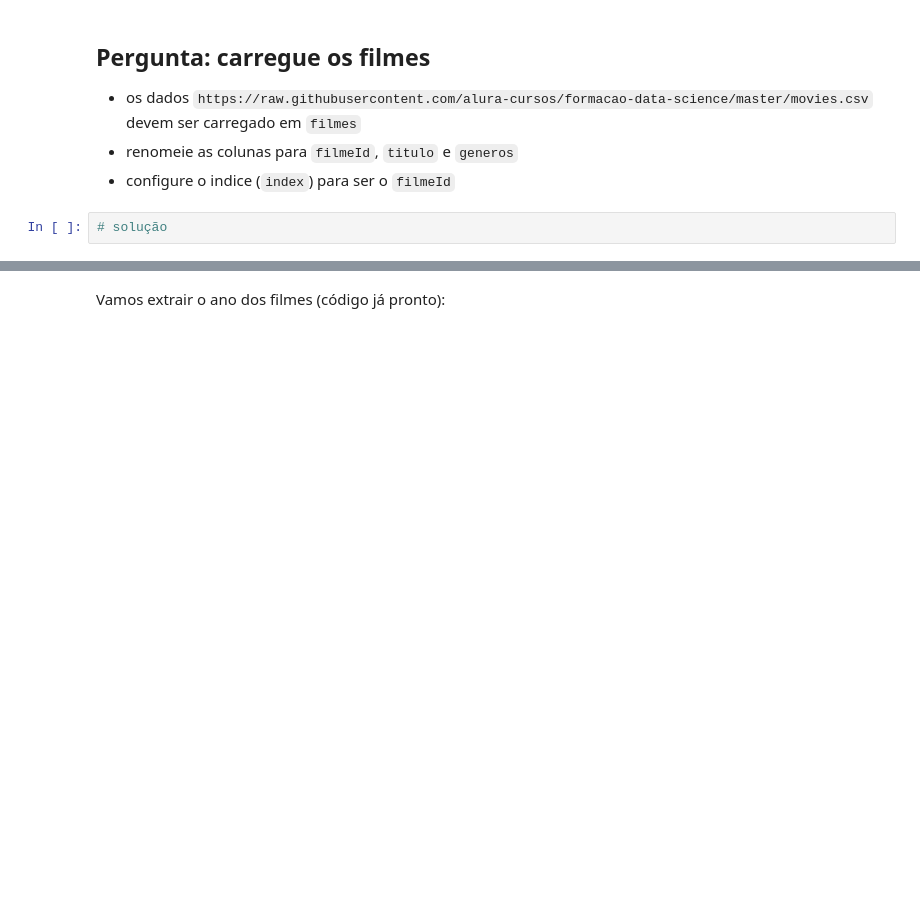
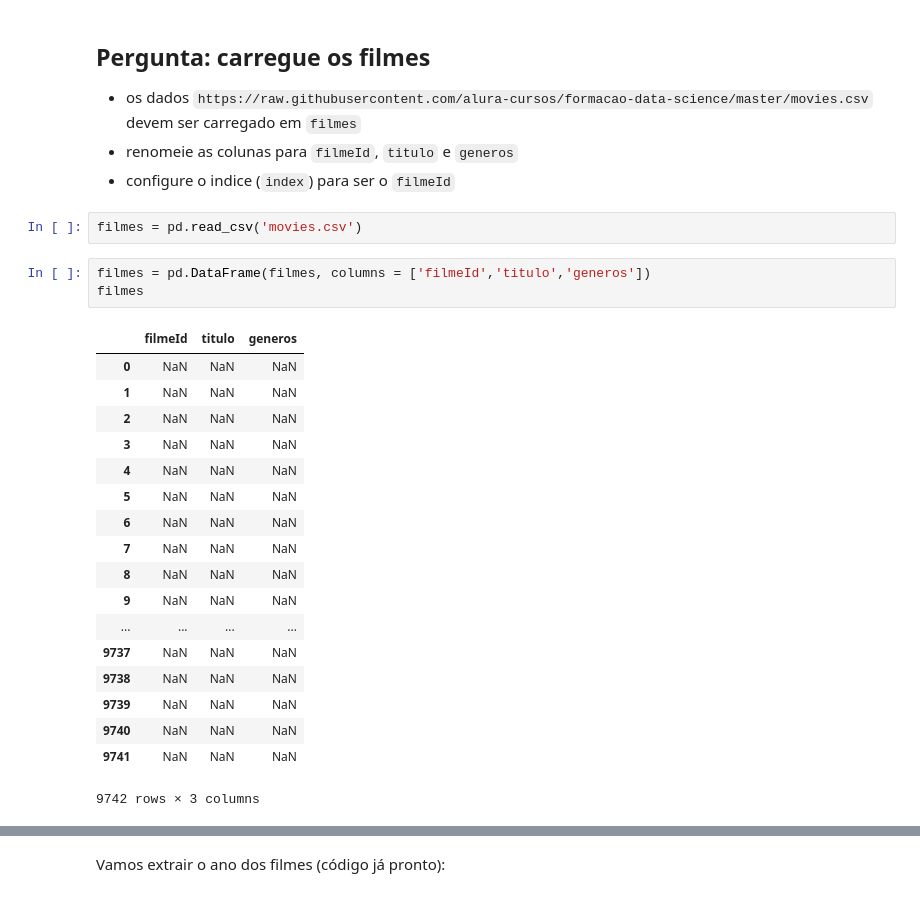
Before and after one commit to luizbejota/formacao-data-science-alura, a Jupyter notebook: Formação_Data_Science_Alura_Luiz_Fernando_Ferreira.ipynb, the cells around one changed output, grey strips where cells are left out. Cells and saved outputs as stored; diff of their text form; blank space fills up the shorter version.

Commit message:
Files uploaded, configuration of indexes and columns

```diff
--- a/Formação_Data_Science_Alura_Luiz_Fernando_Ferreira.ipynb
+++ b/Formação_Data_Science_Alura_Luiz_Fernando_Ferreira.ipynb
@@ -42,7 +45,29 @@ Usando scipy 1.2.0
 - os dados `https://raw.githubusercontent.com/alura-cursos/formacao-data-science/master/movies.csv` devem ser carregado em `filmes`
 - renomeie as colunas para `filmeId`, `titulo` e `generos`
 - configure o indice (`index`) para ser o `filmeId`
-# %%
-# solução
+# %%
+filmes = pd.read_csv('movies.csv')
+# %%
+filmes = pd.DataFrame(filmes, columns = ['filmeId','titulo','generos'])
+filmes
+# %% [output]
+|  | filmeId | titulo | generos |
+| 0 | NaN | NaN | NaN |
+| 1 | NaN | NaN | NaN |
+| 2 | NaN | NaN | NaN |
+| 3 | NaN | NaN | NaN |
+| 4 | NaN | NaN | NaN |
+| 5 | NaN | NaN | NaN |
+| 6 | NaN | NaN | NaN |
+| 7 | NaN | NaN | NaN |
+| 8 | NaN | NaN | NaN |
+| 9 | NaN | NaN | NaN |
+| ... | ... | ... | ... |
+| 9737 | NaN | NaN | NaN |
+| 9738 | NaN | NaN | NaN |
+| 9739 | NaN | NaN | NaN |
+| 9740 | NaN | NaN | NaN |
+| 9741 | NaN | NaN | NaN |
+9742 rows × 3 columns
 # %%
 filmes.head()
```
Also changed, not shown: parts of 4 cells of this notebook.
